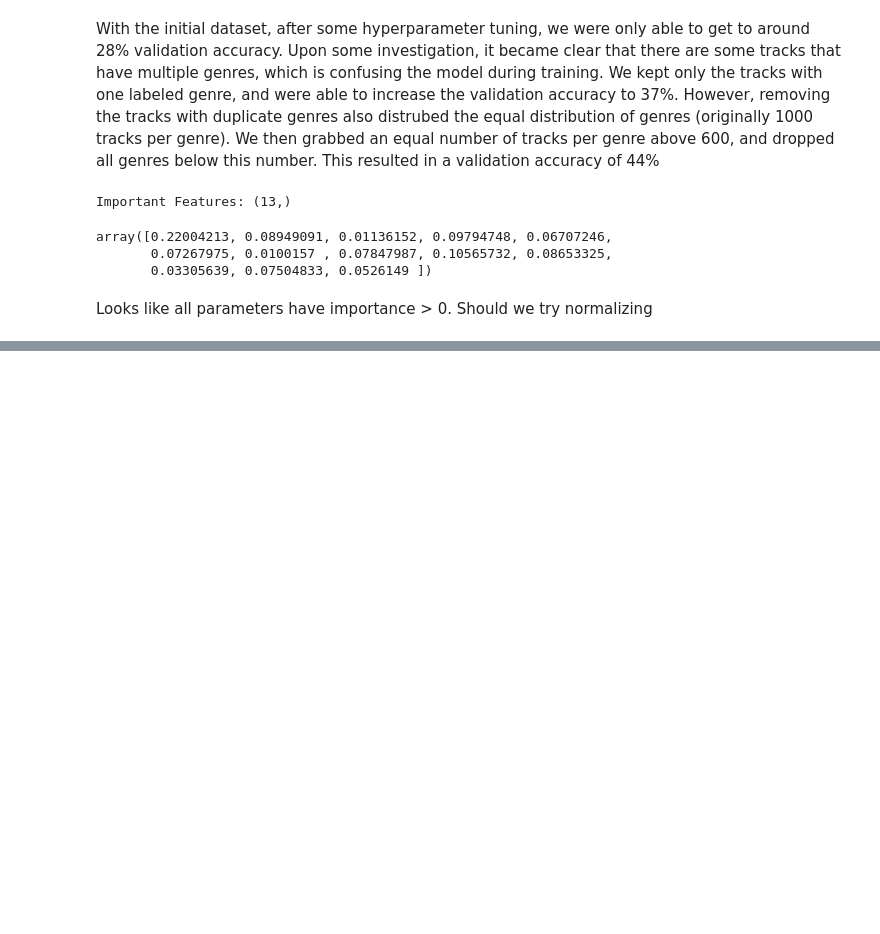
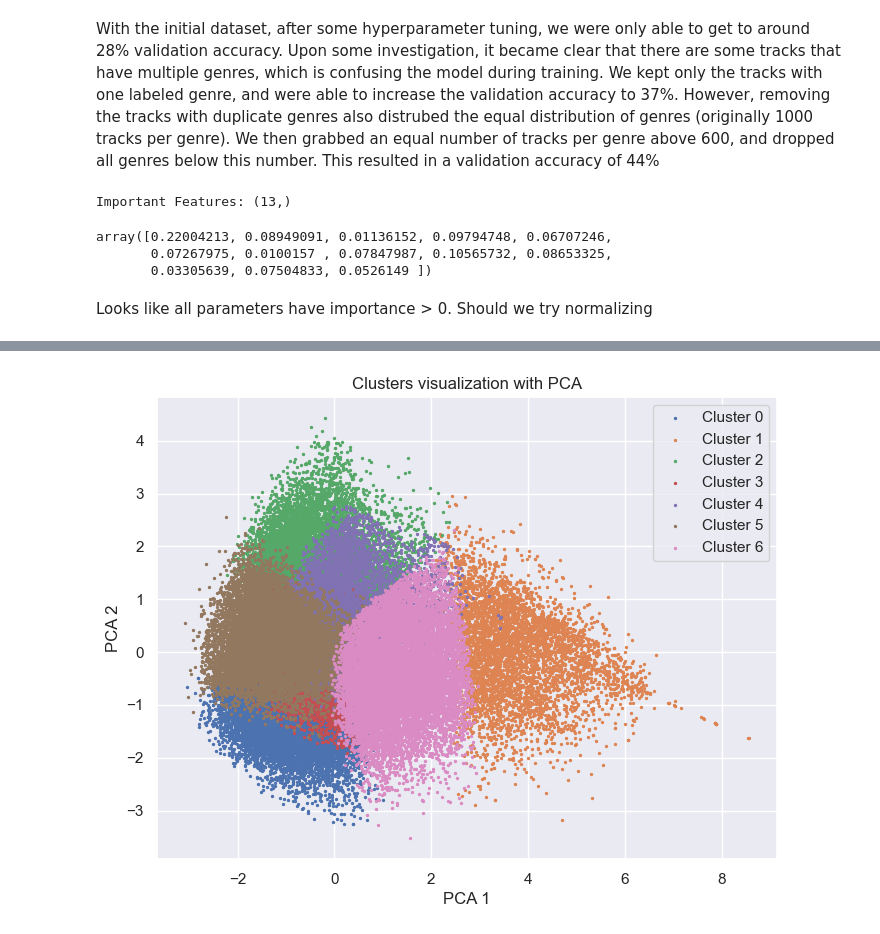
Before and after one commit to ynackash/genre-classification, a Jupyter notebook: Decision_Trees.ipynb, the cells around one changed output, grey strips where cells are left out. Drawn from its saved outputs; the diff is of its cells as text; code cells hidden in the pictures; blank space fills up the shorter version.

```diff
--- a/Decision_Trees.ipynb
+++ b/Decision_Trees.ipynb
@@ -177,0 +399,35 @@ Looks like all parameters have importance > 0. Should we try normalizing
+# %%
+cluster_data = df_cleaned.copy()
+cluster_data = cluster_data.drop(columns=['track_genre'])
+# %%
+cluster_data = cluster_data[['danceability','energy', 'loudness', 'valence', 'tempo']]
+# %%
+scaler = StandardScaler()
+scaled_features = scaler.fit_transform(cluster_data)
+# %%
+kmeans = KMeans(n_clusters=7, random_state=48)
+cluster_data['cluster'] = kmeans.fit_predict(scaled_features)
+
+#PCA for visualisation
+pca = PCA(n_components=3)
+reduced_features = pca.fit_transform(scaled_features)
+# %%
+# Create a scatter plot
+plt.figure(figsize=(8, 6))
+# colors = ['r', 'g', 'b', 'y', 'c', 'm', 'k']  # Colors for the clusters
+
+# Plot each cluster
+for i in range(7):
+
+    idx = cluster_data['cluster'] == i
+    plt.scatter(reduced_features[idx, 0], reduced_features[idx, 1], label=f'Cluster {i}', alpha = 1, s = 2)
+
+# Adjust visuals
+plt.title('Clusters visualization with PCA')
+plt.xlabel('PCA 1')
+plt.ylabel('PCA 2')
+plt.legend()
+plt.grid(True)
+plt.show()
+# %% [output]
+[figure, added]
```
Also changed, not shown: parts of 14 cells of this notebook, 2 other files.
